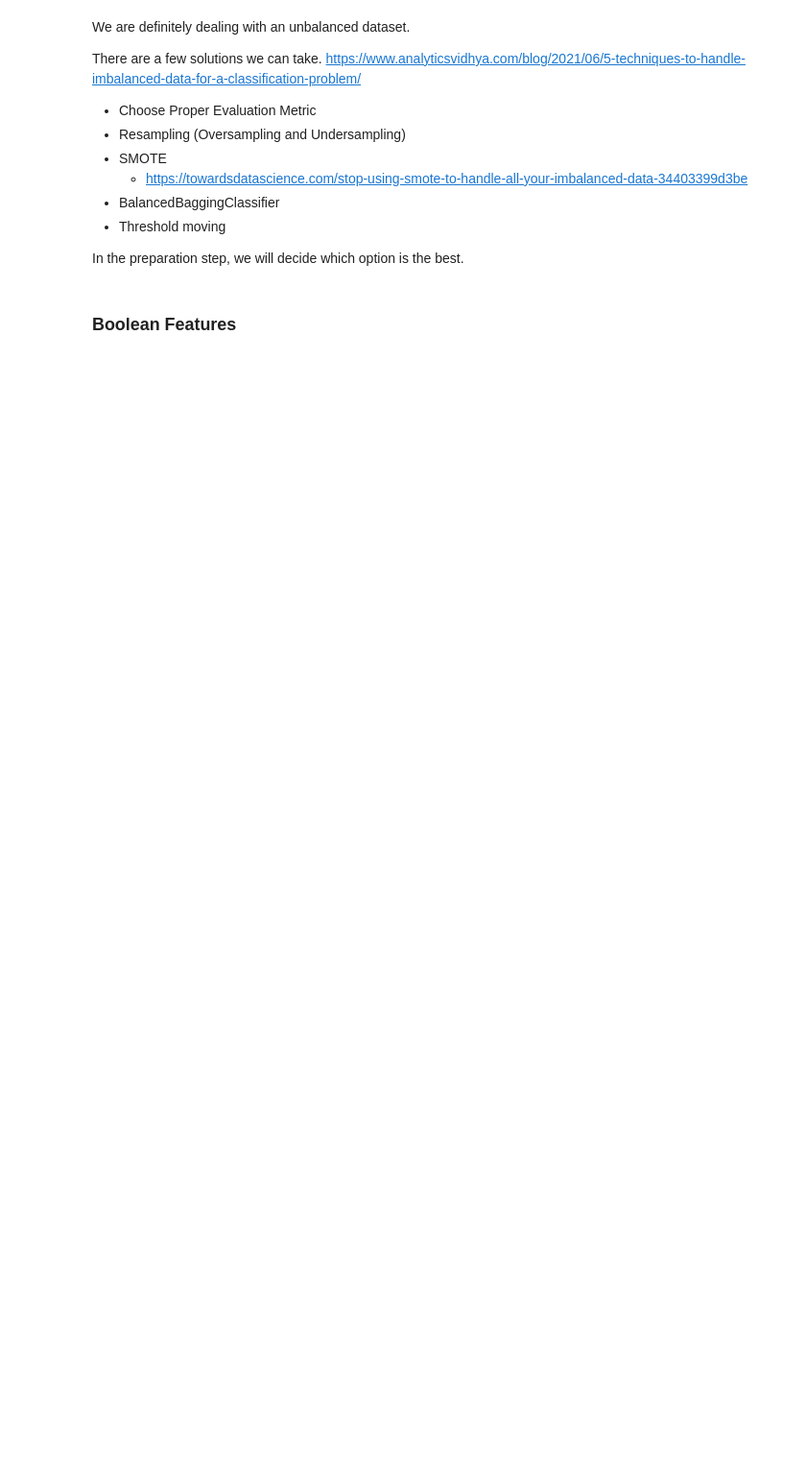
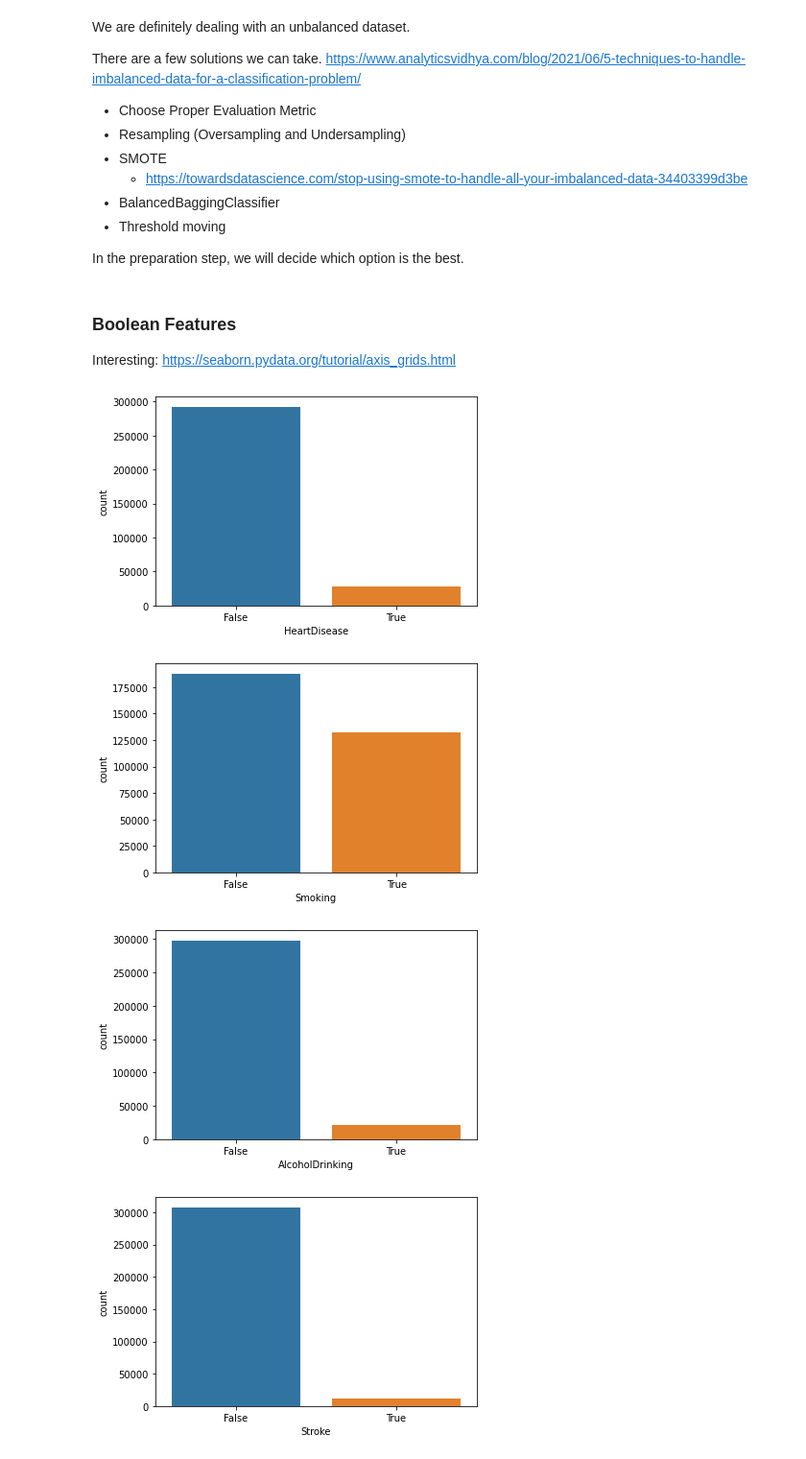
Before and after one commit to Portugapt/AAA-Explainability, a Jupyter notebook: source/1_preprocessing/1_heart-preprocess.ipynb, the cells around one changed output. Shown at 96% size. Saved outputs shown, nothing was run; the diff lists cells and outputs as text; code cells hidden in the pictures; blank space fills up the shorter version.

Commit message:
update heart notebook - distributions and 50% correlations

```diff
--- a/source/1_preprocessing/1_heart-preprocess.ipynb
+++ b/source/1_preprocessing/1_heart-preprocess.ipynb
@@ -220,7 +228,7 @@ array(['White', 'Black', 'Asian', 'American Indian/Alaskan Native',
        'Other', 'Hispanic'], dtype=object)
 # %%
 logging.debug(f'FEATURE Race TO OneHotEncoding')
-dfHeart_v1[['race_American Indian/Alaskan Nativerace', 'race_Asian', 'race_Black', 'race_Hispanic','race_Other','race_White']] = pd.get_dummies(dfHeart_v1.Race)
+dfHeart_v1[['race_American Indian/Alaskan Native', 'race_Asian', 'race_Black', 'race_Hispanic','race_Other','race_White']] = pd.get_dummies(dfHeart_v1.Race)
 dfHeart_v1.drop(columns=['Race'])
 # %% [output]
 |  | HeartDisease | BMI | Smoking | AlcoholDrinking | Stroke | PhysicalHealth | MentalHealth | DiffWalking | ... |
@@ -262,3 +274,14 @@ https://www.analyticsvidhya.com/blog/2021/06/5-techniques-to-handle-imbalanced-d
 In the preparation step, we will decide which option is the best.
 # %% [markdown]
 ### Boolean Features
+
+Interesting: https://seaborn.pydata.org/tutorial/axis_grids.html
+# %%
+for i in _STRING_TO_BOOL_FEATURES:
+    sns.countplot(x = dfHeart_v1[i])
+    plt.show()
+# %% [output]
+[figure, added]
+[figure, added]
+[figure, added]
+[figure, added]
```
Also changed, not shown: parts of 33 cells of this notebook.
